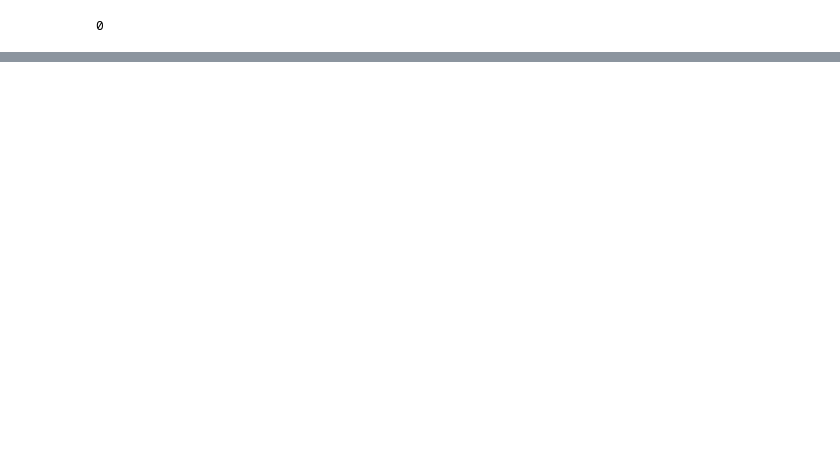
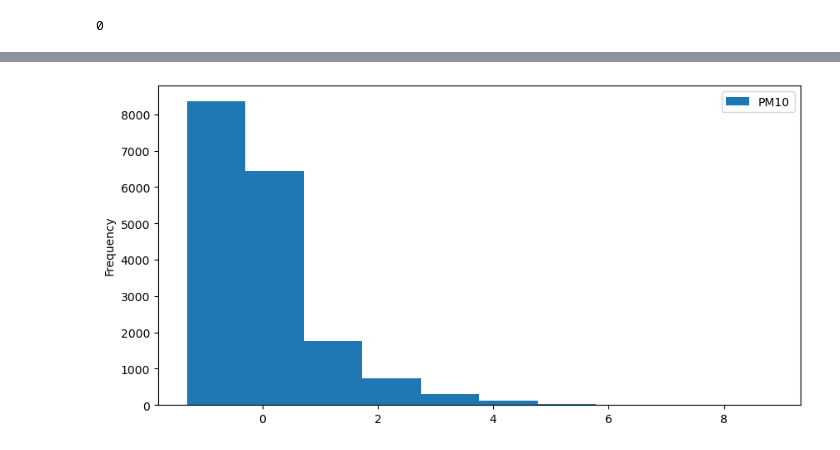
Before and after one commit to Arkadeep01/Air-Quality-Index, a Jupyter notebook: AQI_Modulling.ipynb, the cells around one changed output, grey strips where cells are left out. Cells and saved outputs as stored; diff of their text form; code cells hidden in the pictures; blank space fills up the shorter version.

```diff
--- a/AQI_Modulling.ipynb
+++ b/AQI_Modulling.ipynb
@@ -112,0 +224,6 @@ null_values_percentage = (df.isnull().sum() / df.isnull().count()*100).sort_valu
+# %%
+df['PM10'].plot(kind = 'hist', figsize = (10,5))
+plt.legend()
+plt.show()
+# %% [output]
+[figure, added]
```
Also changed, not shown: parts of 82 cells of this notebook.
